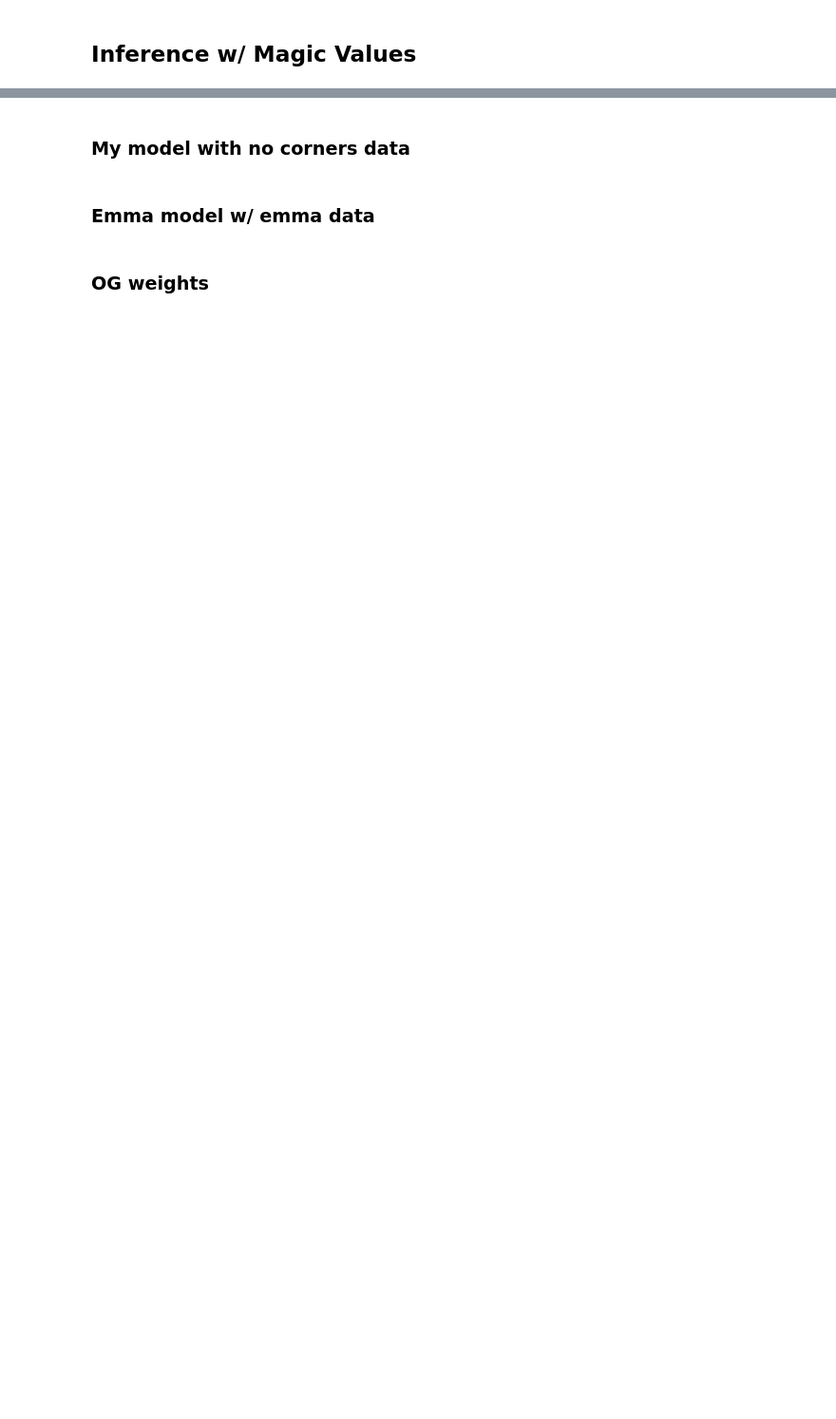
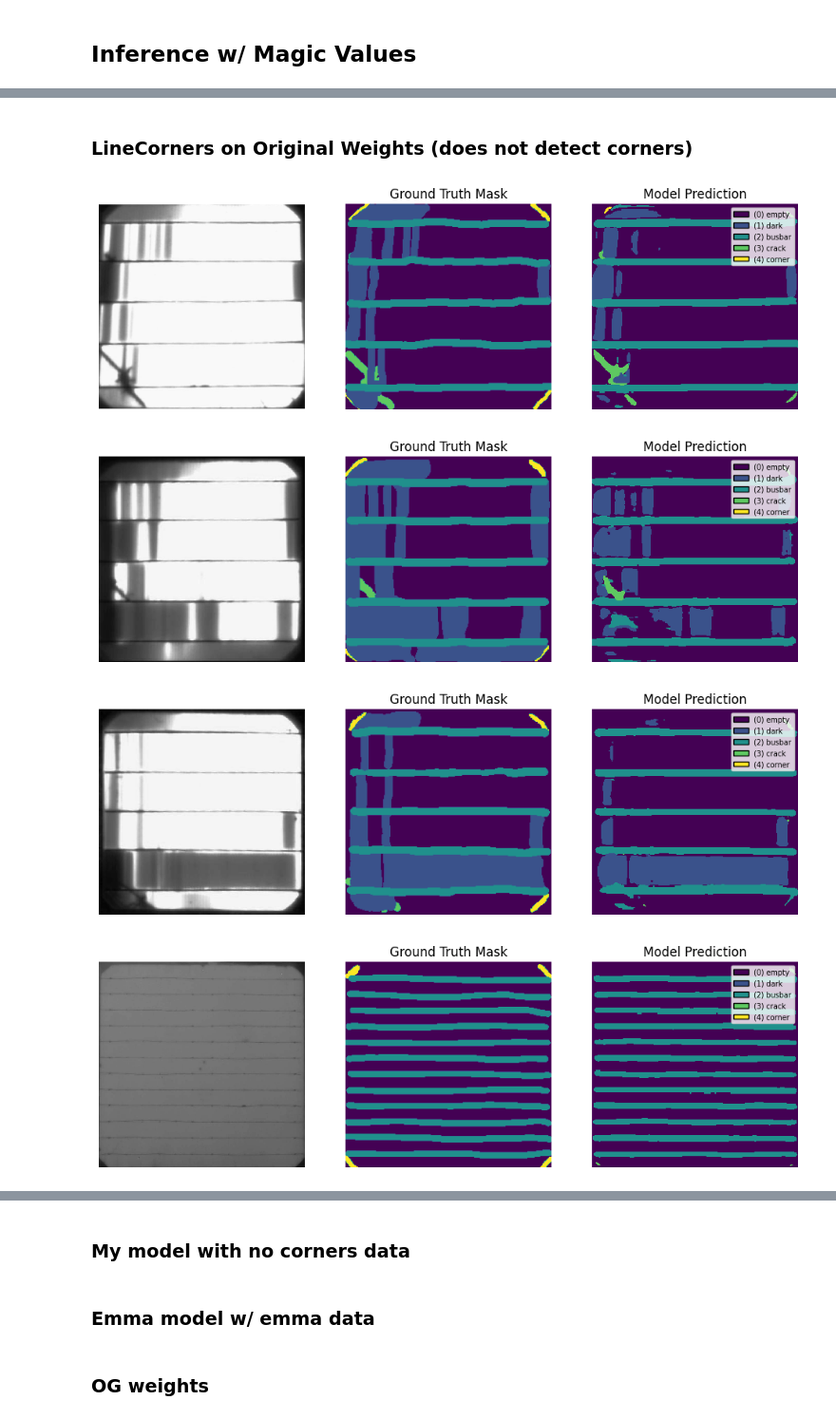
Before and after one commit to sandialabs/pvcracks, a Jupyter notebook: retrain/testing/ojas_test_visualize_results.ipynb, the cells around one changed output, grey strips where cells are left out. Shown at 95% size. Drawn from its saved outputs; the diff is of its cells as text; code cells hidden in the pictures; blank space fills up the shorter version.

```diff
--- a/retrain/testing/ojas_test_visualize_results.ipynb
+++ b/retrain/testing/ojas_test_visualize_results.ipynb
@@ -95,0 +126,22 @@ def inference_and_show(idx, root, weight_path, batch_size=1, retrained=False, la
+# %% [markdown]
+### LineCorners on Original Weights (does not detect corners)
+# %%
+category_mapping = {0: "empty", 1: "dark", 2: "busbar", 3: "crack", 4: "corner"}
+root = Path("/Users/ojas/Desktop/saj/SANDIA/pvcracks_data/LineCorners_With_Original/")
+weight_path = "/Users/ojas/Desktop/saj/SANDIA/pvcracks_data/LineCorners_With_Original/checkpoints/line_corners_og_weights_checkpoint7/epoch_30/model.pt"
+
+
+inference_and_show(1, root, weight_path)
+inference_and_show(2, root, weight_path)
+inference_and_show(3, root, weight_path)
+inference_and_show(4, root, weight_path)
+inference_and_show(5, root, weight_path)
+inference_and_show(6, root, weight_path)
+inference_and_show(7, root, weight_path)
+inference_and_show(18, root, weight_path)
+inference_and_show(30, root, weight_path)
+# %% [output]
+[figure, added]
+[figure, added]
+[figure, added]
+[figure, added]
```
Also changed, not shown: parts of 13 cells of this notebook, 9 other files.
